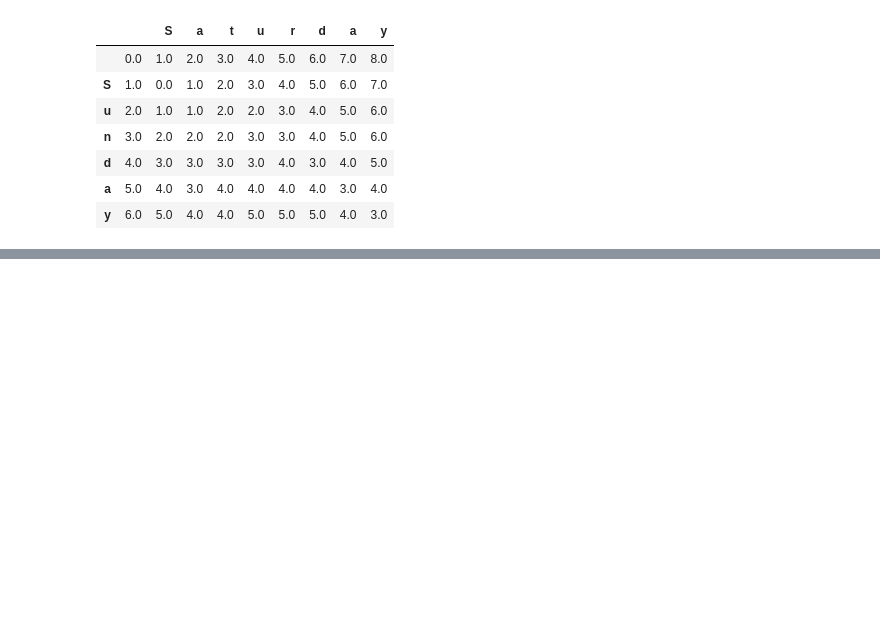
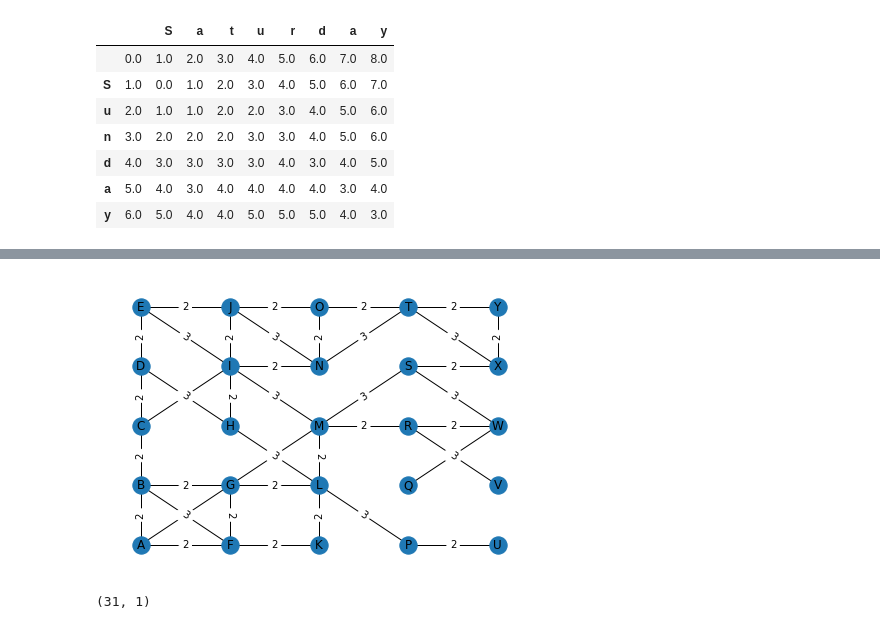
Before and after one commit to JEFFTIMES/pyprac, a Jupyter notebook: data-structure-and-algorithm/grokking-algorithms.ipynb, the cells around one changed output, grey strips where cells are left out. Saved outputs shown, nothing was run; the diff lists cells and outputs as text; code cells hidden in the pictures; blank space fills up the shorter version.

```diff
--- a/data-structure-and-algorithm/grokking-algorithms.ipynb
+++ b/data-structure-and-algorithm/grokking-algorithms.ipynb
@@ -1838,0 +1977,73 @@ pd.DataFrame(D,index=list(' '+s1), columns=list(' '+s2))
+# %%
+import numpy as np
+import string
+import networkx as nx
+import matplotlib.pyplot as plt
+%matplotlib inline
+def euclidean_dist(a, b, coord):
+  (x1, y1) = coord[a]
+  (x2, y2) = coord[b]
+  return np.sqrt((x1-x2)**2+(y1-y2)**2)
+def manhattan_dist(a, b, coord):
+  (x1, y1) = coord[a]
+  (x2, y2) = coord[b]
+  return abs(x1 - x2) + abs(y1 - y2)
+def non_informative(a,b):
+  return 0
+# %%
+# from builtins import round
+def create_maze(seed=2, drawing=True):
+    np.random.seed(seed)
+    letters = [l for l in string.ascii_uppercase[:25]] # A-Z
+    checkboard = np.array(letters[:25]).reshape((5,5))
+    Graph = nx.Graph()
+
+    # generate the {node:coords} dict for each node
+    spacing = np.arange(0.0, 1.0, 0.2)
+    coordinates = [(x,y) for x in spacing for y in spacing]
+    position  = {l:c for l,c in zip(letters, coordinates)}
+
+    for j, node in enumerate(letters):
+        Graph.add_nodes_from(node)
+        Graph.nodes[node]['coords'] = coordinates[j]
+        # define the sliding window for filtering the neighbors of the visiting node
+        x, y = j // 5, j % 5
+        x_min = max(0, x-1)
+        x_max = min(4, x+1)+1
+        y_min = max(0, y-1)
+        y_max = min(4, y+1)+1
+        # flatten the surrounding neighbors along with the visiting node to an 1d array
+        neighbors = checkboard[x_min:x_max, y_min:y_max]
+        adjacent_nodes = np.ravel(neighbors)
+        # randomly choose [1-4) exit neighbors to connect with, 4 is the maximum exits if the node is at the corners.
+        exits = np.random.choice(adjacent_nodes, size=np.random.randint(1,4), replace=False)
+
+        for exit in exits:
+            if exit != node:    # if the chosen exit is not the visiting node itself, add the edge.
+                # calculate the distance of each pair of nodes which connected by a edge,
+                # set the distance as the weight of the edge
+                length = int(round(euclidean_dist(node, exit, position)*10,0))
+                Graph.add_edge(node, exit, weight=length)
+
+    if drawing:
+        nx.draw(Graph, position, with_labels=True)
+        labels = nx.get_edge_attributes(Graph,'weight')
+        nx.draw_networkx_edge_labels(Graph, position, edge_labels=labels)
+        plt.show()
+
+    return Graph, position
+
+graph, coordinates = create_maze(seed=3)
+# %% [output]
+[figure, added]
+# %%
+def shape_2d(arr):
+  length = len(arr)
+  iters = round(np.sqrt(length))
+  for i in range(iters, 0, -1):
+    if length % i == 0 :
+      return (int(max(i,length/i)), int(min(i, length/i)))
+
+shape_2d([i for i in range(31)])
+# %% [output]
+(31, 1)
```
Also changed, not shown: parts of 15 cells of this notebook, 7 other files.
